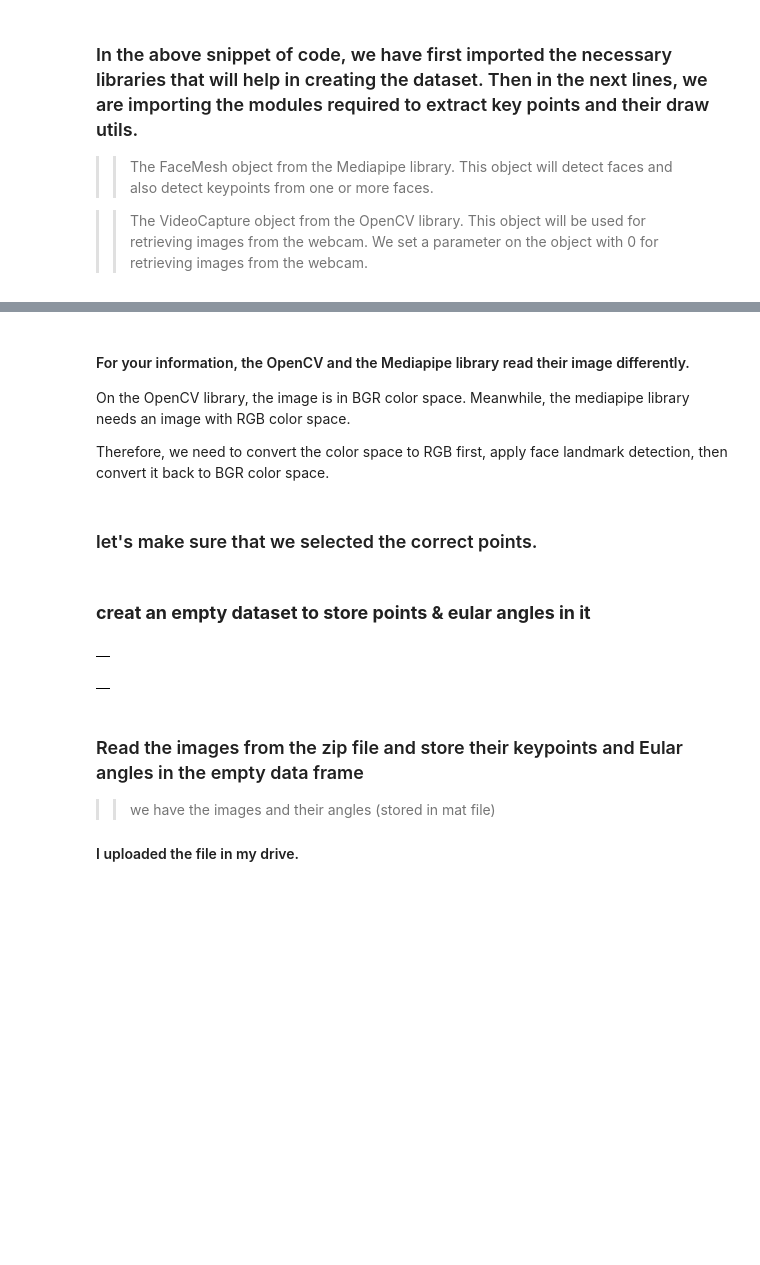
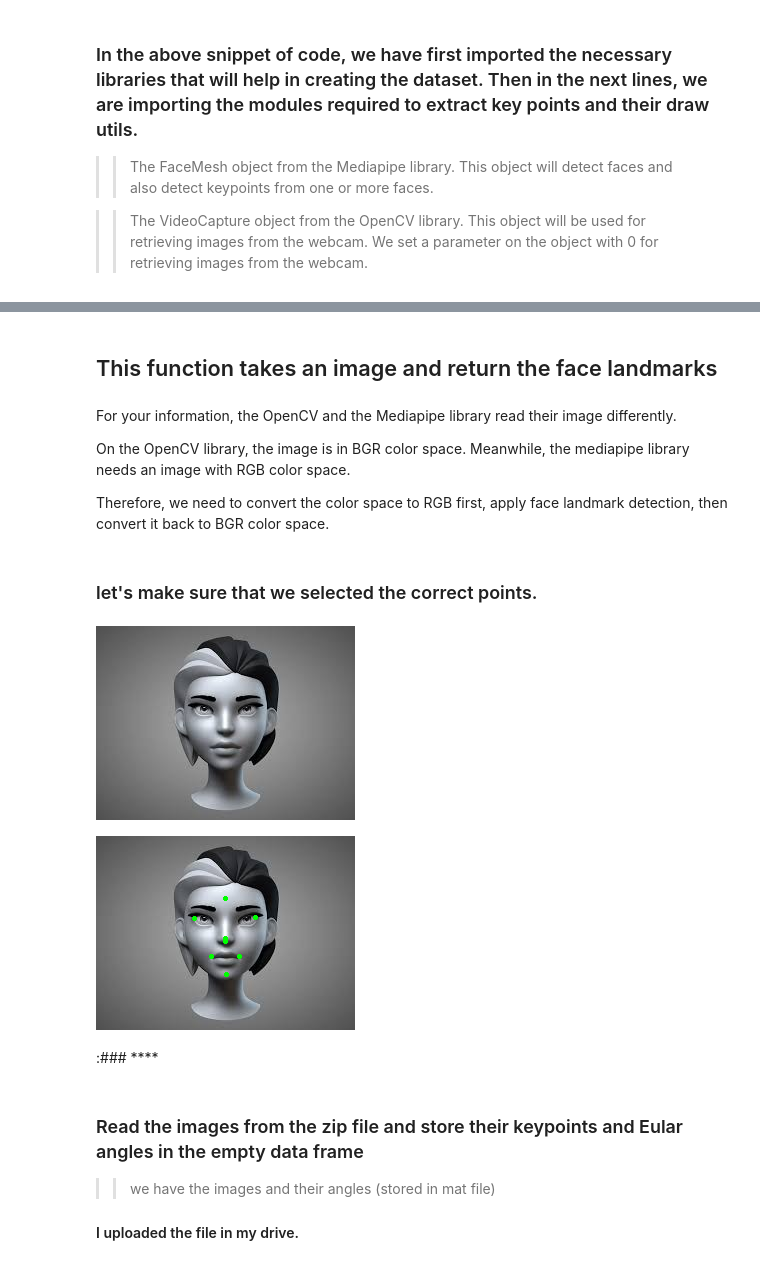
Before and after one commit to FatimaMHelmy/Head-pose-estimation-using-ML-, a Jupyter notebook: Notebooks/Creat_dataset_all_points.ipynb, the cells around one changed output, grey strips where cells are left out. Drawn from its saved outputs; the diff is of its cells as text; code cells hidden in the pictures; blank space fills up the shorter version.

```diff
--- a/Notebooks/Creat_dataset_all_points.ipynb
+++ b/Notebooks/Creat_dataset_all_points.ipynb
@@ -71,7 +58,9 @@ import scipy.io as sio  # to read the mat file in the data
 >>  The VideoCapture object from the OpenCV library. This object will be used for retrieving images from the webcam. We set a parameter on the object with 0 for retrieving images from the webcam.
 # %%
 mp_face_mesh = mp.solutions.face_mesh
+face_mesh = mp_face_mesh.FaceMesh(static_image_mode=True)
+cap = cv2.VideoCapture(0)
+
 #face_mesh = mp_face_mesh.FaceMesh(min_detection_confidence=0.5, min_tracking_confidence=0.5)
-face_mesh = mp_face_mesh.FaceMesh(static_image_mode=True, max_num_faces=1,refine_landmarks=True,min_detection_confidence=0.5)
-cap = cv2.VideoCapture(0)
+#face_mesh = mp_face_mesh.FaceMesh(static_image_mode=True, max_num_faces=1,refine_landmarks=True,min_detection_confidence=0.5)
 # %% [markdown]
@@ -79,7 +68,9 @@ cap = cv2.VideoCapture(0)
 # %%
 from google.colab.patches import cv2_imshow
+# %% [markdown]
+## This function takes an image and return the face landmarks
 # %% [markdown]
-####  For your information, the OpenCV and the Mediapipe library read their image differently.
+ For your information, the OpenCV and the Mediapipe library read their image differently.
 
 On the OpenCV library, the image is in BGR color space. Meanwhile, the mediapipe library needs an image with RGB color space.
 
@@ -116,53 +108,32 @@ def get_results(img_path):
 ### let's make sure that we selected the correct points.
 # %%
 ## selected six points indexs
-landmarks_indx=[33,263,1,61,291,199]
+landmarks_indx=[33,263,1,61,291,199,151,4]
 ## loop to get points dimentions (x,y)
-results,image=get_results('/content/img_3.png')
+results,image=get_results('/content/index.jpg')
 cv2_imshow(image)
-print(results)
-#k=results.multi_face_landmarks
-#print(results.multi_face_landmarks)
-#print(results.multi_face_landmarks)
+
 for key_point in results.multi_face_landmarks:
   for idx,landmark in enumerate(key_point.landmark):
     if idx in landmarks_indx:
      # print(idx,landmark)
       x = landmark.x
       y = landmark.y
       # note: the x and y values are scaled to the their width and height so we will get back their actual value in the image
       shape = image.shape
       relative_x = int(x * shape[1])
       relative_y = int(y * shape[0])
 
-      cv2.circle(image, (relative_x, relative_y), radius=1, color=(0, 255, 0), thickness=1)
+      cv2.circle(image, (relative_x, relative_y), radius=1, color=(0, 255, 0), thickness=2)
       #cv2.putText(image , str(idx) ,  (relative_x, relative_y), cv2.FONT_HERSHEY_SIMPLEX,
                    #0.4, (0, 0, 255), 1, cv2.LINE_AA)
 
 cv2_imshow(image)
+# %% [output]
+[figure, added]
+[figure, added]
-# %% [markdown]
-### **creat an empty dataset to store points  & eular angles in it**
-# %%
-# ## selected six points
-# points = [ "nose", "chin", "left corner of the left eye","right corner of the right eye",
-#           "left corner of the mouth", "right corner of the mouth"]
-# ## empty list to store data header
-# columns = []
-# for p in points:
-#         columns.append(p + "_x")
-#         columns.append(p + "_y")
-# columns.append("pitch")
-# columns.append("yaw")
-# columns.append("roll")
-# ## the empty data set
-data = pd.DataFrame()
-data
-# %% [output]
-|  |
-# %%
-data
-# %% [output]
-|  |
+# %% [markdown]
+:### ****
 # %% [markdown]
 ### Read the images from the zip file and store their keypoints and Eular angles  in the empty data frame
 >> we have the images and their angles (stored in mat file)
```
Also changed, not shown: parts of 14 cells of this notebook.
